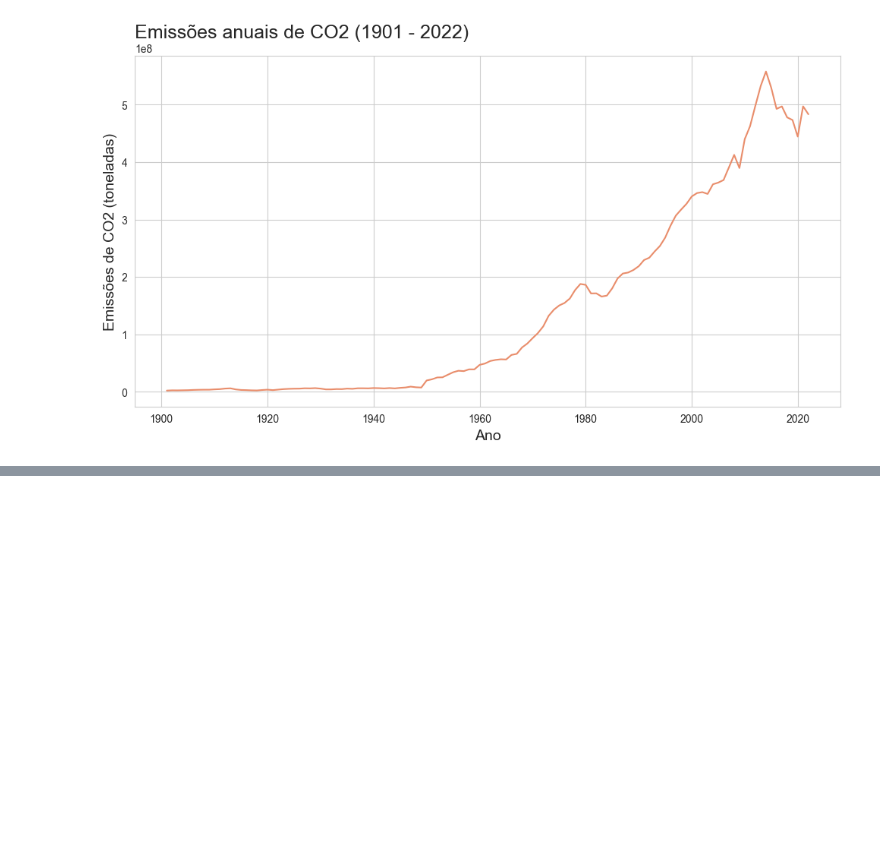
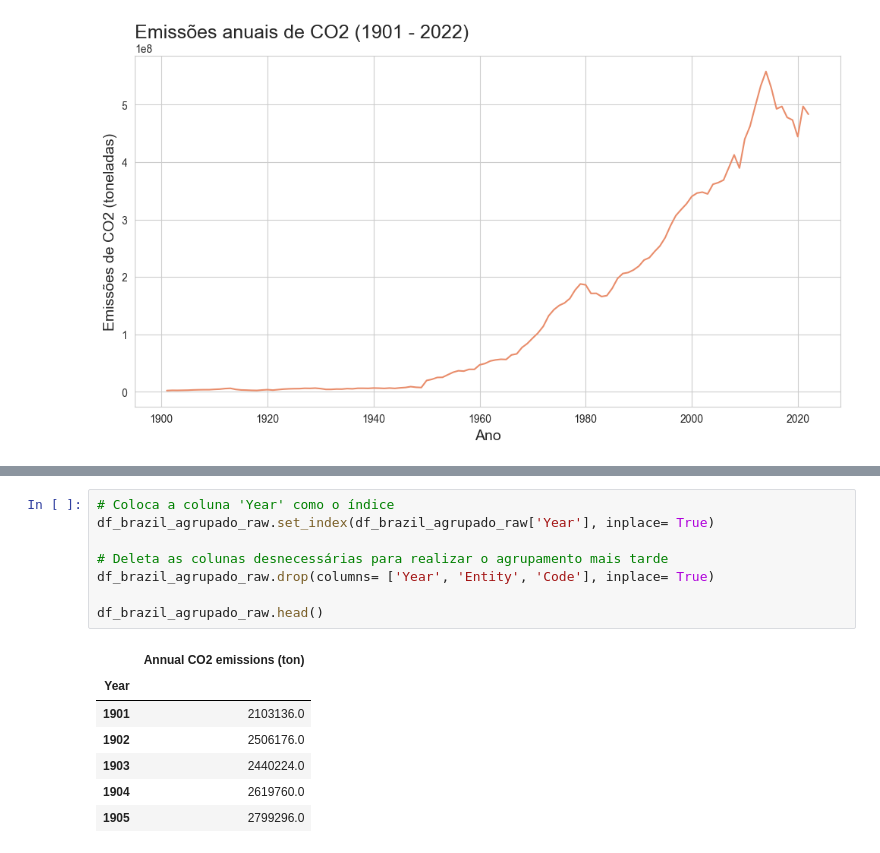
Before and after one commit to TiagoCNO/historical-carbon-emissions-analysis, a Jupyter notebook: historical_analysis_carbon_emissions.ipynb, the cells around one changed output, grey strips where cells are left out. Saved outputs shown, nothing was run; the diff lists cells and outputs as text; blank space fills up the shorter version.

```diff
--- a/historical_analysis_carbon_emissions.ipynb
+++ b/historical_analysis_carbon_emissions.ipynb
@@ -147,3 +149,19 @@ df_teste.head()
 | 2 | Brazil | BRA | 1903 | 2440224.0 |
 | 3 | Brazil | BRA | 1904 | 2619760.0 |
 | 4 | Brazil | BRA | 1905 | 2799296.0 |
+# %%
+# Coloca a coluna 'Year' como o índice
+df_brazil_agrupado_raw.set_index(df_brazil_agrupado_raw['Year'], inplace= True)
+
+# Deleta as colunas desnecessárias para realizar o agrupamento mais tarde
+df_brazil_agrupado_raw.drop(columns= ['Year', 'Entity', 'Code'], inplace= True)
+
+df_brazil_agrupado_raw.head()
+# %% [output]
+|  | Annual CO2 emissions (ton) |
+| Year |  |
+| 1901 | 2103136.0 |
+| 1902 | 2506176.0 |
+| 1903 | 2440224.0 |
+| 1904 | 2619760.0 |
+| 1905 | 2799296.0 |
```
Also changed, not shown: parts of 8 cells of this notebook.
